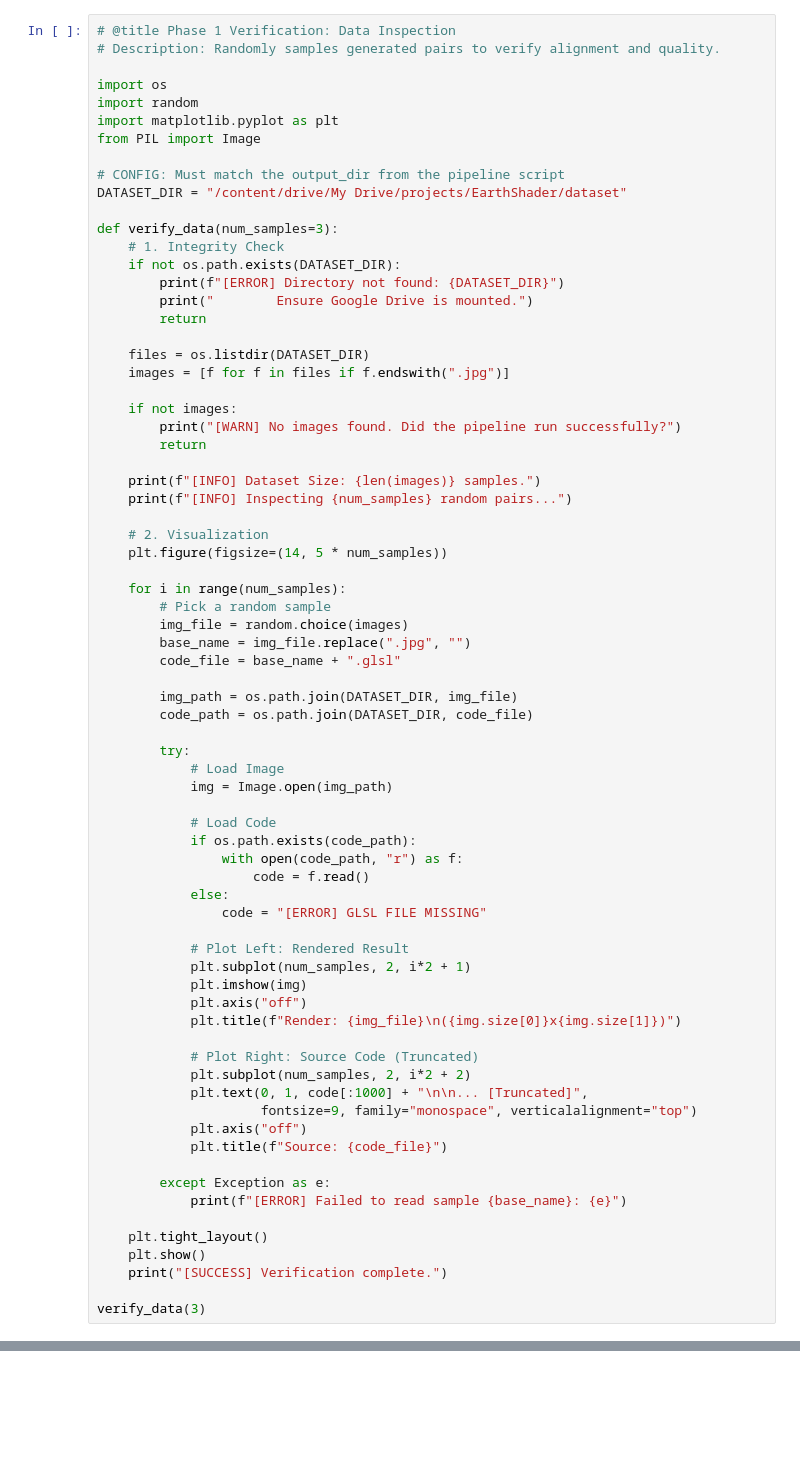
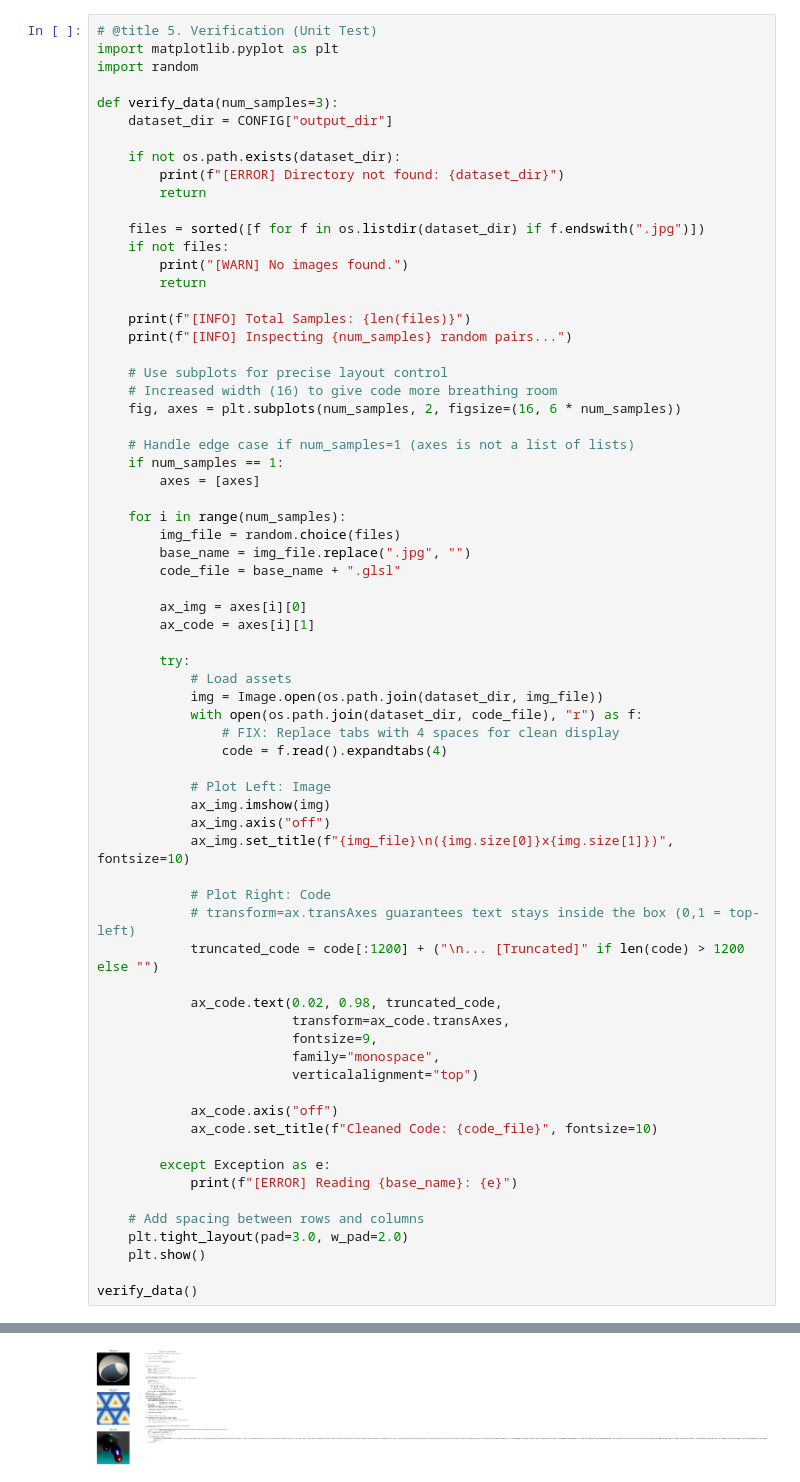
Before and after one commit to stefan-lafon/EarthShader, a Jupyter notebook: notebooks/01_Data_Pipeline.ipynb, the cells around one changed output, grey strips where cells are left out. Saved outputs shown, nothing was run; the diff lists cells and outputs as text; blank space fills up the shorter version.

```diff
--- a/notebooks/01_Data_Pipeline.ipynb
+++ b/notebooks/01_Data_Pipeline.ipynb
@@ -153,73 +223,70 @@ if __name__ == "__main__":
 # %%
-# @title Phase 1 Verification: Data Inspection
-# Description: Randomly samples generated pairs to verify alignment and quality.
-
-import os
+# @title 5. Verification (Unit Test)
+import matplotlib.pyplot as plt
 import random
-import matplotlib.pyplot as plt
-from PIL import Image
-
-# CONFIG: Must match the output_dir from the pipeline script
-DATASET_DIR = "/content/drive/My Drive/projects/EarthShader/dataset"
 
 def verify_data(num_samples=3):
-    # 1. Integrity Check
-    if not os.path.exists(DATASET_DIR):
-        print(f"[ERROR] Directory not found: {DATASET_DIR}")
-        print("        Ensure Google Drive is mounted.")
+    dataset_dir = CONFIG["output_dir"]
+
+    if not os.path.exists(dataset_dir):
+        print(f"[ERROR] Directory not found: {dataset_dir}")
         return
 
-    files = os.listdir(DATASET_DIR)
-    images = [f for f in files if f.endswith(".jpg")]
-
-    if not images:
-        print("[WARN] No images found. Did the pipeline run successfully?")
+    files = sorted([f for f in os.listdir(dataset_dir) if f.endswith(".jpg")])
+    if not files:
+        print("[WARN] No images found.")
         return
 
-    print(f"[INFO] Dataset Size: {len(images)} samples.")
+    print(f"[INFO] Total Samples: {len(files)}")
     print(f"[INFO] Inspecting {num_samples} random pairs...")
 
-    # 2. Visualization
-    plt.figure(figsize=(14, 5 * num_samples))
+    # Use subplots for precise layout control
+    # Increased width (16) to give code more breathing room
+    fig, axes = plt.subplots(num_samples, 2, figsize=(16, 6 * num_samples))
+
+    # Handle edge case if num_samples=1 (axes is not a list of lists)
+    if num_samples == 1:
+        axes = [axes]
 
     for i in range(num_samples):
-        # Pick a random sample
-        img_file = random.choice(images)
+        img_file = random.choice(files)
         base_name = img_file.replace(".jpg", "")
         code_file = base_name + ".glsl"
 
-        img_path = os.path.join(DATASET_DIR, img_file)
-        code_path = os.path.join(DATASET_DIR, code_file)
+        ax_img = axes[i][0]
+        ax_code = axes[i][1]
 
         try:
-            # Load Image
-            img = Image.open(img_path)
+            # Load assets
+            img = Image.open(os.path.join(dataset_dir, img_file))
+            with open(os.path.join(dataset_dir, code_file), "r") as f:
+                # FIX: Replace tabs with 4 spaces for clean display
+                code = f.read().expandtabs(4)
 
-            # Load Code
-            if os.path.exists(code_path):
-                with open(code_path, "r") as f:
-                    code = f.read()
-            else:
-                code = "[ERROR] GLSL FILE MISSING"
+            # Plot Left: Image
+            ax_img.imshow(img)
+            ax_img.axis("off")
+            ax_img.set_title(f"{img_file}\n({img.size[0]}x{img.size[1]})", fontsize=10)
 
-            # Plot Left: Rendered Result
-            plt.subplot(num_samples, 2, i*2 + 1)
-            plt.imshow(img)
-            plt.axis("off")
-            plt.title(f"Render: {img_file}\n({img.size[0]}x{img.size[1]})")
+            # Plot Right: Code
+            # transform=ax.transAxes guarantees text stays inside the box (0,1 = top-left)
+            truncated_code = code[:1200] + ("\n... [Truncated]" if len(code) > 1200 else "")
 
-            # Plot Right: Source Code (Truncated)
-            plt.subplot(num_samples, 2, i*2 + 2)
-            plt.text(0, 1, code[:1000] + "\n\n... [Truncated]",
-                     fontsize=9, family="monospace", verticalalignment="top")
-            plt.axis("off")
-            plt.title(f"Source: {code_file}")
+            ax_code.text(0.02, 0.98, truncated_code,
+                         transform=ax_code.transAxes,
+                         fontsize=9,
+                         family="monospace",
+                         verticalalignment="top")
+
+            ax_code.axis("off")
+            ax_code.set_title(f"Cleaned Code: {code_file}", fontsize=10)
 
         except Exception as e:
-            print(f"[ERROR] Failed to read sample {base_name}: {e}")
+            print(f"[ERROR] Reading {base_name}: {e}")
 
-    plt.tight_layout()
+    # Add spacing between rows and columns
+    plt.tight_layout(pad=3.0, w_pad=2.0)
     plt.show()
-    print("[SUCCESS] Verification complete.")
 
-verify_data(3)
+verify_data()
+# %% [output]
@@ -225,0 +295 @@ verify_data(3)
+[figure, added]
```
Also changed, not shown: parts of 6 cells of this notebook, 2 other files.
